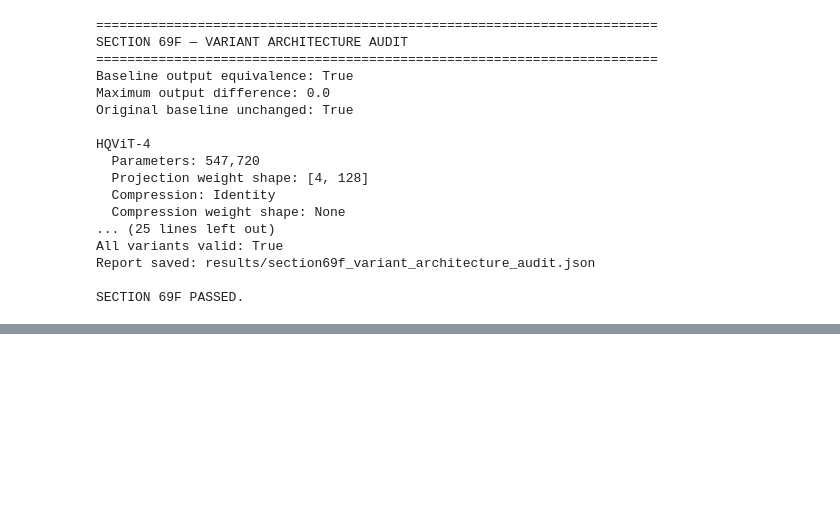
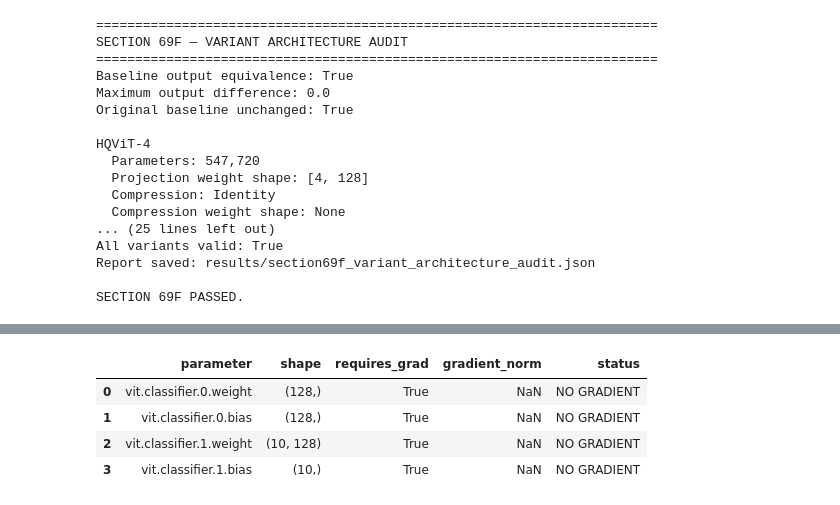
Before and after one commit to 202301070108-pixel/HQViT-Data-Efficiency-Study, a Jupyter notebook: HQViT_Data-Efficiency-Study.ipynb, the cells around one changed output, grey strips where cells are left out. Drawn from its saved outputs; the diff is of its cells as text; code cells hidden in the pictures; blank space fills up the shorter version.

```diff
--- a/HQViT_Data-Efficiency-Study.ipynb
+++ b/HQViT_Data-Efficiency-Study.ipynb
@@ -14910,0 +17040,90 @@ GIT AD
+# %%
+# ============================================================
+# SECTION 77: IDENTIFY PARAMETERS WITH MISSING GRADIENTS
+# ============================================================
+
+import copy
+import torch
+import torch.nn as nn
+import pandas as pd
+from torch.utils.data import DataLoader
+
+audit_model = copy.deepcopy(corrected_hqvit).to(device)
+audit_model.train()
+audit_model.zero_grad(set_to_none=True)
+
+audit_loader = DataLoader(
+    tiny_dataset,
+    batch_size=4,
+    shuffle=False,
+    num_workers=0
+)
+
+images, labels = next(iter(audit_loader))
+images = images.to(device)
+labels = labels.to(device).long()
+
+logits = audit_model(images)
+loss = nn.CrossEntropyLoss()(logits, labels)
+loss.backward()
+
+rows = []
+
+for name, parameter in audit_model.named_parameters():
+    if not parameter.requires_grad:
+        status = "FROZEN"
+        grad_norm = None
+    elif parameter.grad is None:
+        status = "NO GRADIENT"
+        grad_norm = None
+    else:
+        grad_norm = parameter.grad.detach().norm().item()
+        status = "OK" if grad_norm > 0 else "ZERO GRADIENT"
+
+    rows.append({
+        "parameter": name,
+        "shape": tuple(parameter.shape),
+        "requires_grad": parameter.requires_grad,
+        "gradient_norm": grad_norm,
+        "status": status
+    })
+
+gradient_audit = pd.DataFrame(rows)
+
+print("Parameters without gradients:")
+display(
+    gradient_audit[
+        gradient_audit["status"] != "OK"
+    ].reset_index(drop=True)
+)
+
+print("\nFull gradient audit:")
+display(gradient_audit)
+
+# Inspect modules and their registered parameters.
+print("\nModules containing parameters without gradients:")
+
+missing_names = set(
+    gradient_audit.loc[
+        gradient_audit["status"] == "NO GRADIENT",
+        "parameter"
+    ]
+)
+
+for name, module in audit_model.named_modules():
+    module_missing = [
+        parameter_name
+        for parameter_name in missing_names
+        if parameter_name.startswith(name + ".")
+    ]
+
+    if module_missing:
+        print(f"\nModule: {name or '<root>'}")
+        print("Type:", type(module).__name__)
+        print("Parameters:", module_missing)
+
+audit_model.zero_grad(set_to_none=True)
+del audit_model
+
+print("\nAudit complete. No optimizer steps performed.")
+# %% [output]
@@ -14910,0 +17131,5 @@ GIT AD
+|  | parameter | shape | requires_grad | gradient_norm | status |
+| 0 | vit.classifier.0.weight | (128,) | True | NaN | NO GRADIENT |
+| 1 | vit.classifier.0.bias | (128,) | True | NaN | NO GRADIENT |
+| 2 | vit.classifier.1.weight | (10, 128) | True | NaN | NO GRADIENT |
+| 3 | vit.classifier.1.bias | (10,) | True | NaN | NO GRADIENT |
```
Also changed, not shown: parts of 27 cells of this notebook, 43 other files.
